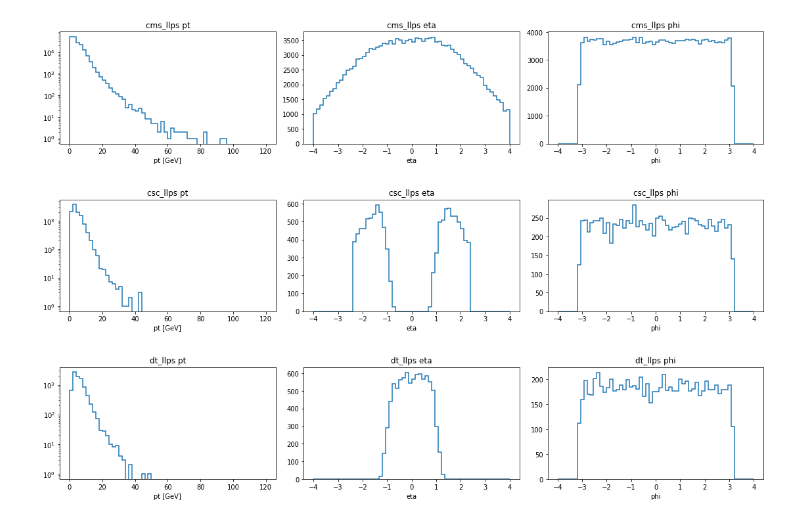
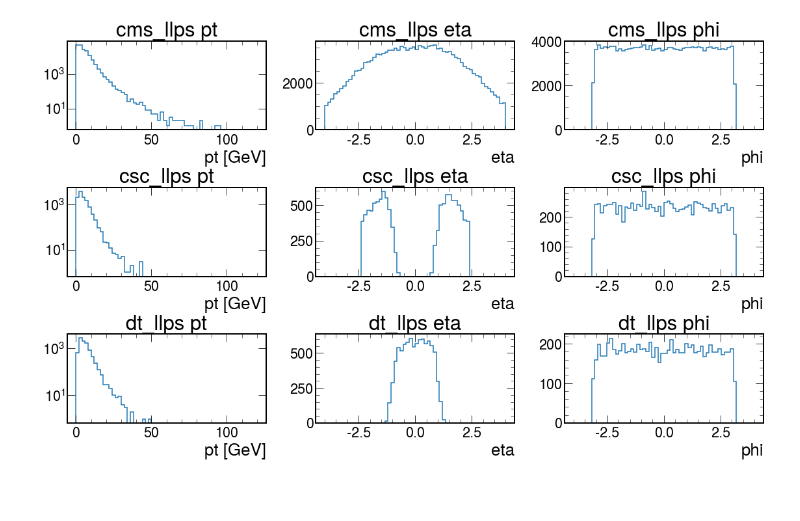
Before and after one commit to AnthonyAportela/LLPs, a Jupyter notebook: notebooks/Bplus/LLP_ntuple_processor.ipynb, the cells around one changed output. Cells and saved outputs as stored; diff of their text form; code cells hidden in the pictures; blank space fills up the shorter version.

```diff
--- a/notebooks/Bplus/LLP_ntuple_processor.ipynb
+++ b/notebooks/Bplus/LLP_ntuple_processor.ipynb
@@ -2,12 +2,13 @@
 import awkward as ak
 import numpy as np
 import hist as hs
-from coffea import processor
+from coffea import processor, hist as chs
 from coffea.nanoevents.methods import vector, candidate
 
 from coffea.nanoevents import BaseSchema
 import mplhep as hep
 import matplotlib.pyplot as plt
+plt.style.use(mplhep.style.CMS)
 # %%
 class LLP_ntuple_processor(processor.ProcessorABC):
     """
@@ -424,30 +486,30 @@ out = processor.run_uproot_job(
 # %%
 '''for region in out['hnl']['hists1d']:
     for hist in out['hnl']['hists1d'][region]:
         hep.histplot(out['hnl']['hists1d'][region][hist])
         plt.title(f'{region} {hist}')
         plt.show()'''
 
 regs = ['cms_llps', 'csc_llps', 'dt_llps']
 a=1.2
 fig, ax = plt.subplots(len(regs),3, figsize=(16*a,9*a))
-fig.subplots_adjust(top = 1 ,wspace=.13, hspace=.5)
+fig.subplots_adjust(wspace=.25, hspace=.65)
 
 for i, reg in enumerate(regs):
     hep.histplot(out['hnl']['hists1d'][reg]['pt'],ax = ax[i,0])
     ax[i,0].set_yscale('log')
     ax[i,0].set_title(f'{reg} pt')
 
     hep.histplot(out['hnl']['hists1d'][reg]['eta'],ax = ax[i,1])
     ax[i,1].set_title(f'{reg} eta')
 
     hep.histplot(out['hnl']['hists1d'][reg]['phi'],ax = ax[i,2])
     ax[i,2].set_title(f'{reg} phi')
 
 
 plt.show()
 # %% [output]
-[figure, old version]
+[figure, new version]
 # %%
 for region in out['hnl']['hists2d']:
     try:
```
Also changed, not shown: parts of 13 cells of this notebook, 9 other files.
